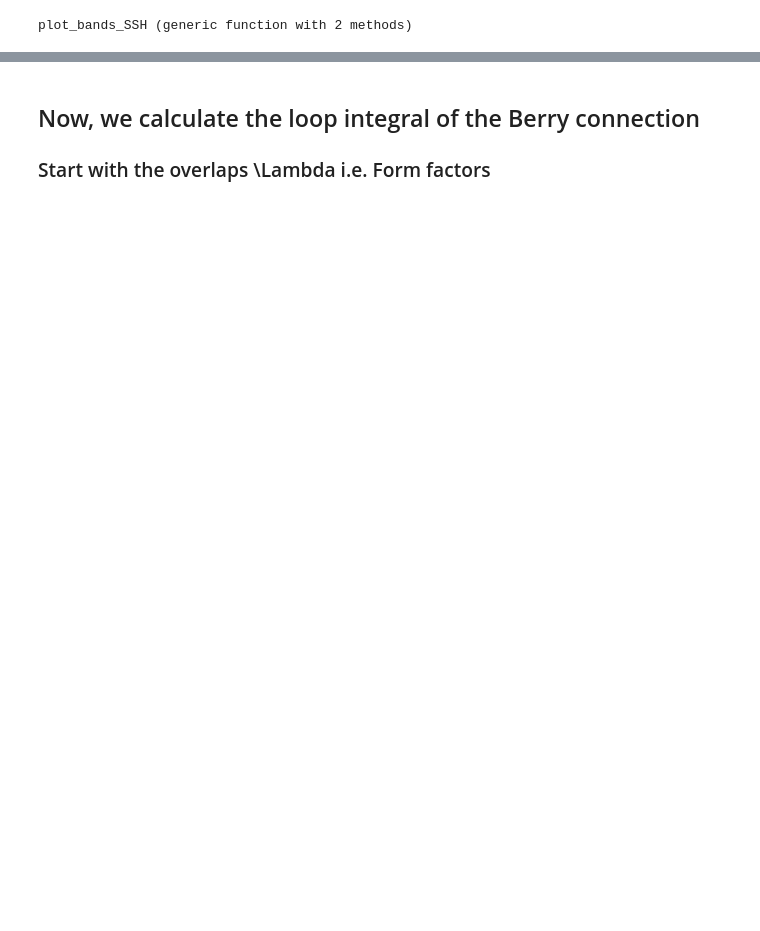
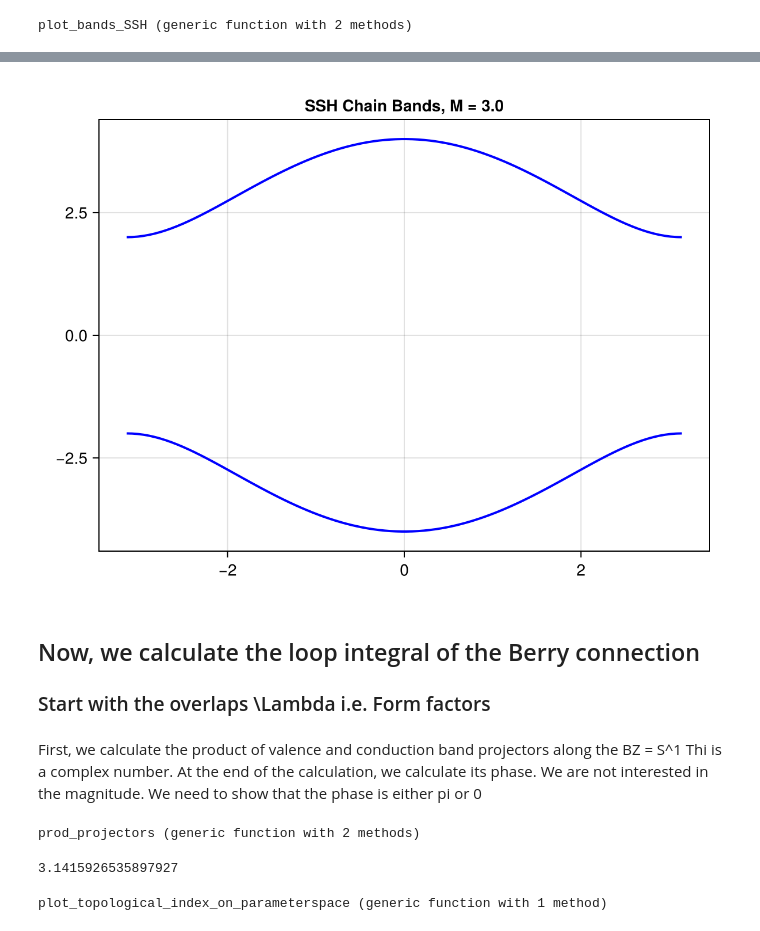
Before and after one commit to nabil-atlam/kagome, a Jupyter notebook: KagomeTransport/notebooks/SSH_Topology.ipynb, the cells around one changed output, grey strips where cells are left out. Cells and saved outputs as stored; diff of their text form; code cells hidden in the pictures; blank space fills up the shorter version.

Commit message:
did ssh topological index

```diff
--- a/KagomeTransport/notebooks/SSH_Topology.ipynb
+++ b/KagomeTransport/notebooks/SSH_Topology.ipynb
@@ -54,3 +54,48 @@ plot_bands_SSH(M = 0.0)
+# %%
+plot_bands_SSH(M = 3.0)
+# %% [output]
+[figure, added]
 # %% [markdown]
 ## Now, we calculate the loop integral of the Berry connection ##
 ### Start with the overlaps \Lambda i.e. Form factors ###
+# %% [markdown]
+First, we calculate the product of valence and conduction band projectors along the BZ = S^1
+Thi is a complex number. At the end of the calculation, we calculate its phase. We are not interested in the magnitude.
+We need to show that the phase is either pi or 0
+# %%
+function prod_projectors(M::Float64; band::Int64 = 1, nps::Int64 = 100)
+    ks = range(-π, π, length = nps)
+    # spectrum
+    spectrum_k = eigensystem_SSH.(ks, Ref(M))
+    # get eigenmodes
+    U_grid     = map(x -> x.vectors, spectrum_k)
+    U_band     = map(x -> x[:, band], U_grid)
+
+    # so far, we have the eigenmodes of the band at all points of the momentum space grid
+    res::ComplexF64 = 1.0 + 0.0 * im
+    for n ∈ 1 : nps
+        res *= U_band[n]' * U_band[mod1(n + 1, nps)]
+    end
+    abs(angle(res))
+end
+# %% [output]
+prod_projectors (generic function with 2 methods)
+# %%
+prod_projectors(2.0, band = 1, nps = 100)
+# %% [output]
+3.1415926535897927
+# %%
+function plot_topological_index_on_parameterspace()
+    # grid in parameter space
+    ps = range(0.0, 2.0, length = 100)
+    # compute the topological index for each point in the parameter space
+    Ws = prod_projectors.(ps, band = 1, nps = 100) / pi
+    f = Figure()
+    ax = Axis(f[1, 1], title="Topological Index of SSH Model over parameter space. ")
+    ax.xlabel = L"M"
+    ax.ylabel = "Toplogical Index, W / π"
+    lines!(ax, ps, Ws, color = :blue, linewidth = 2)
+    f
+end
+# %% [output]
+plot_topological_index_on_parameterspace (generic function with 1 method)
```
Also changed, not shown: parts of 4 cells of this notebook.
